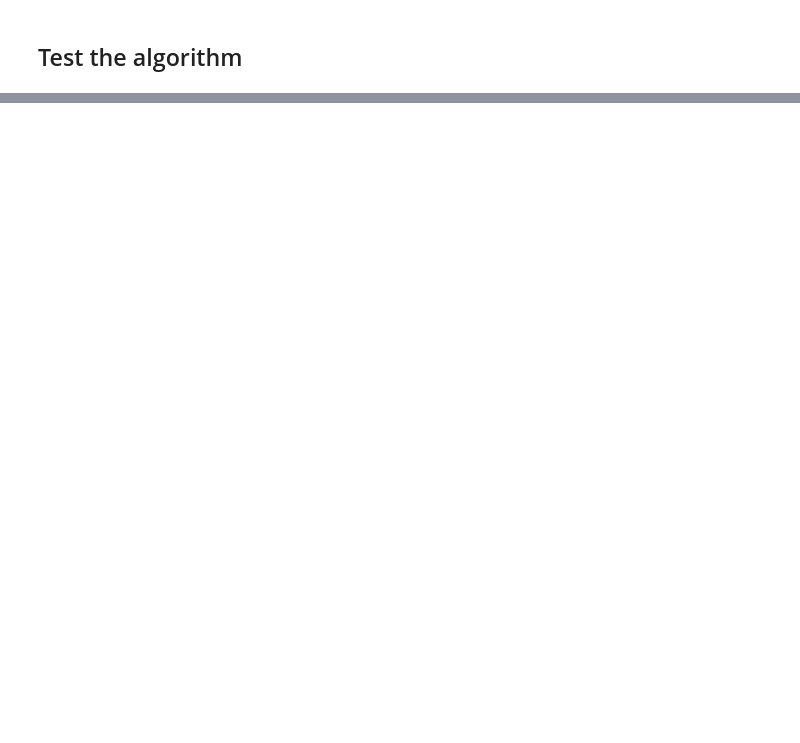
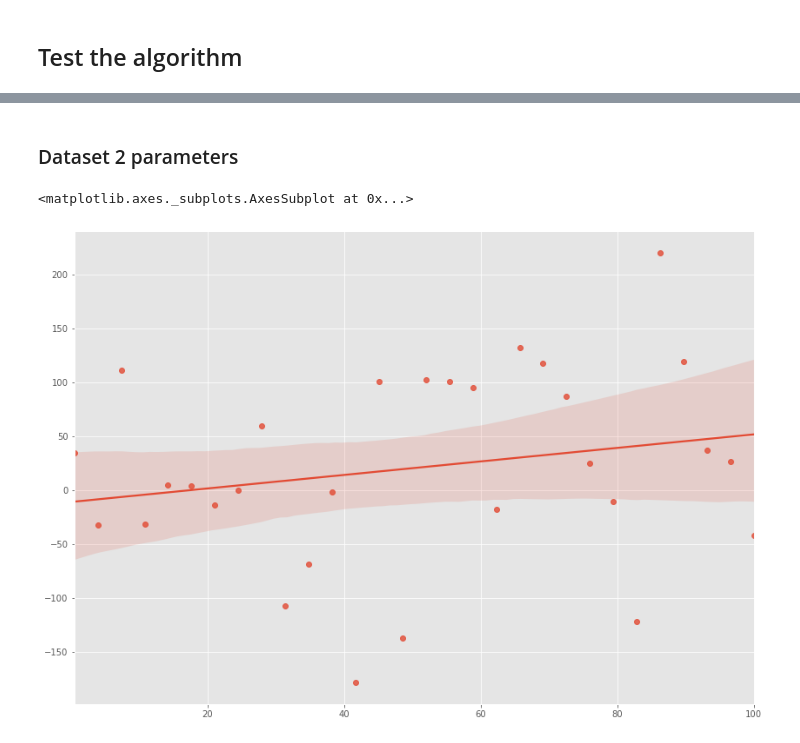
Before and after one commit to Samjean2020/tasks2020-fundamentals, a Jupyter notebook: Tasks2020.py.ipynb, the cells around one changed output, grey strips where cells are left out. Cells and saved outputs as stored; diff of their text form; code cells hidden in the pictures; blank space fills up the shorter version.

```diff
--- a/Tasks2020.py.ipynb
+++ b/Tasks2020.py.ipynb
@@ -145,0 +360,9 @@ defaultdict(<class 'int'>, {5: 102, 8: 141, 11: 64, 9: 106, 6: 148, 3: 51, 7: 17
+# %%
+%matplotlib inline
+
+import matplotlib.pyplot as plt
+import numpy as np
+import seaborn as sns
+
+plt.style.use('ggplot')
+plt.rcParams['figure.figsize'] = 14, 10
@@ -145,0 +406,8 @@ defaultdict(<class 'int'>, {5: 102, 8: 141, 11: 64, 9: 106, 6: 148, 3: 51, 7: 17
+# %%
+import numpy as np
+a = 0.5
+x = 100.0
+b = 30
+
+x2 = np.linspace(0.5, 100.0, 30)
+y2 = a * x + np.random.normal(0.5, 100, len(x2))
@@ -145,0 +488,9 @@ defaultdict(<class 'int'>, {5: 102, 8: 141, 11: 64, 9: 106, 6: 148, 3: 51, 7: 17
+# %%
+%matplotlib inline
+
+import matplotlib.pyplot as plt
+import numpy as np
+import seaborn as sns
+
+plt.style.use('ggplot')
+plt.rcParams['figure.figsize'] = 14, 10
@@ -145,0 +505,8 @@ defaultdict(<class 'int'>, {5: 102, 8: 141, 11: 64, 9: 106, 6: 148, 3: 51, 7: 17
+# %% [markdown]
+### Dataset 2 parameters
+# %%
+sns.regplot(x = x2, y = y2)# Plot data and a linear regression model fit[ see reference [4],
+# for second dataset parameters, to visualise trend.
+# %% [output]
+<matplotlib.axes._subplots.AxesSubplot at 0x...>
+[figure, added]
```
Also changed, not shown: parts of 69 cells of this notebook.
